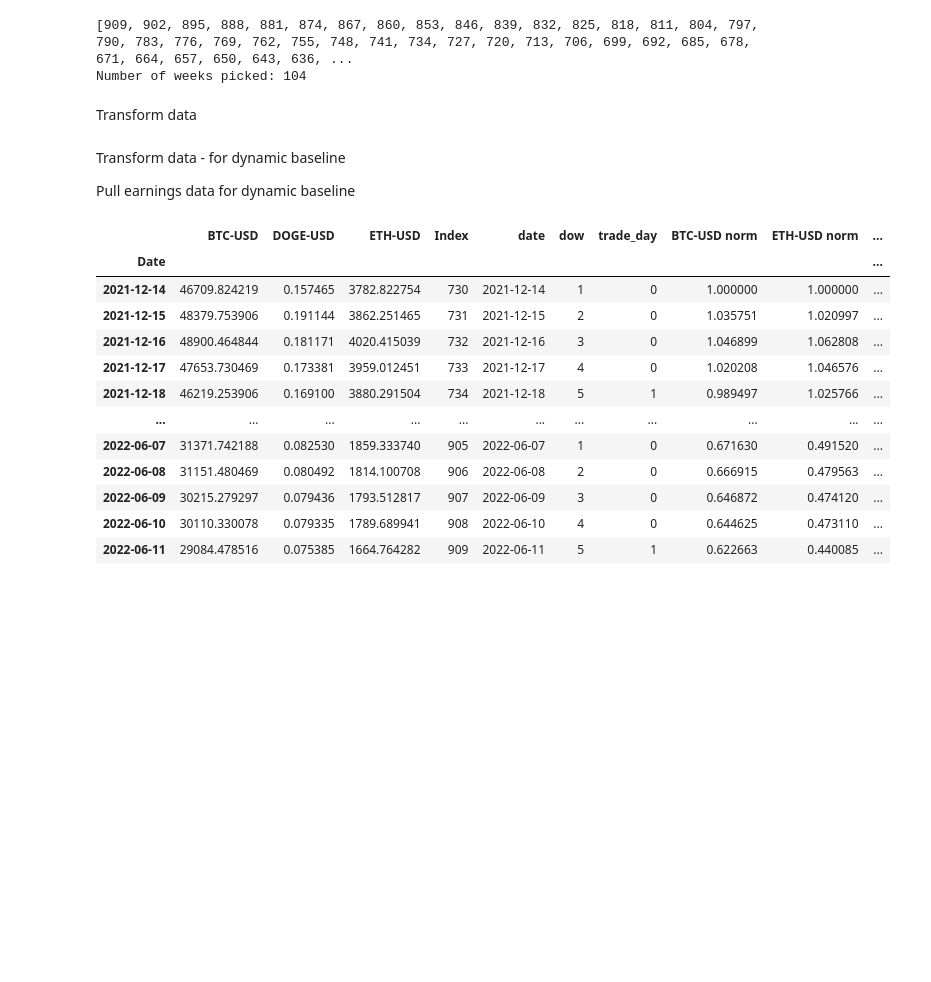
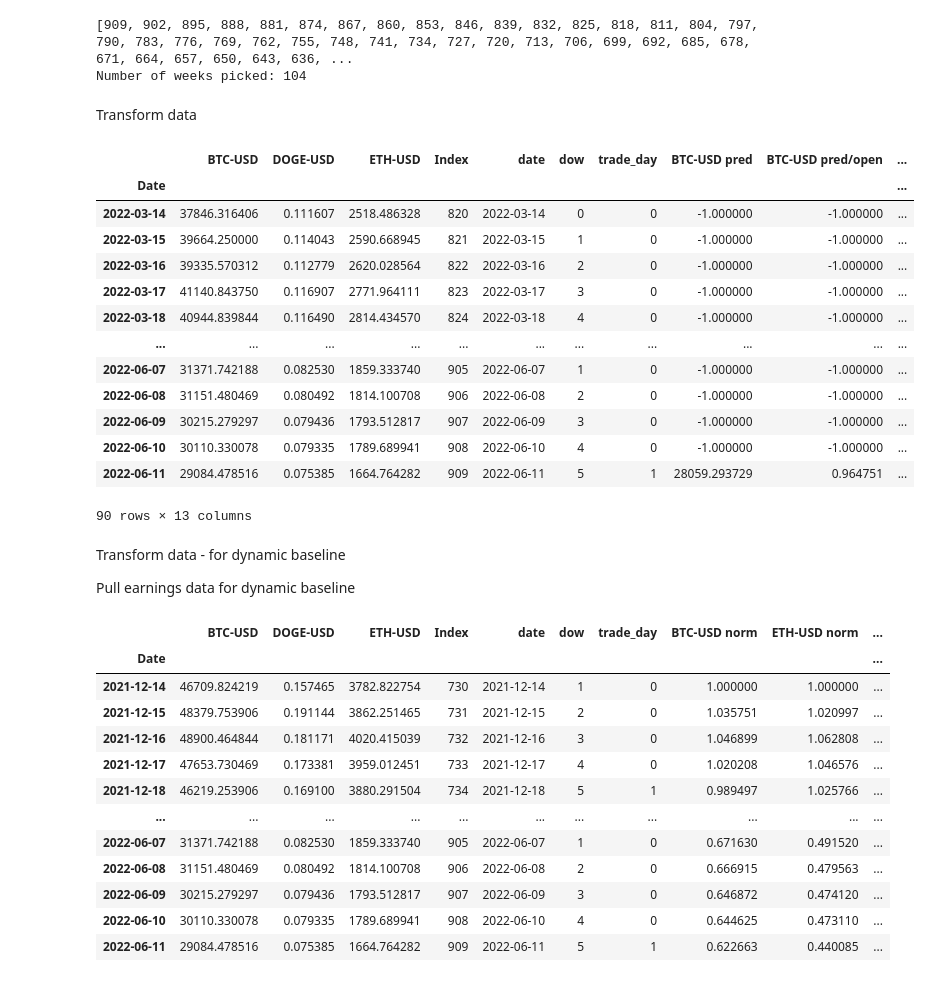
Before and after one commit to applewjr/Stock_Projects, a Jupyter notebook: pred_open.ipynb, the cells around one changed output. Cells and saved outputs as stored; diff of their text form; code cells hidden in the pictures; blank space fills up the shorter version.

```diff
--- a/pred_open.ipynb
+++ b/pred_open.ipynb
@@ -280,13 +284,12 @@ invest = float('inf')
 # %%
 # convert roll days into the proper number, with respect to stock/index vs crypto
-roll1 = {'month': 21, 'quarter': 65, '2_quarter': 130, 'year': 260}
-roll2 = {'month': 30, 'quarter': 90, '2_quarter': 180, 'year': 365}
-roll_dict = {'stock': roll1, 'index': roll1, 'crypto': roll2}
+
+roll_stock_index = {'month': 21, 'quarter': 65, '2_quarter': 130, 'year': 260}
+roll_crypto = {'month': 30, 'quarter': 90, '2_quarter': 180, 'year': 365}
+roll_dict = {'stock': roll_stock_index, 'index': roll_stock_index, 'crypto': roll_crypto}
 
 roll_days = roll_dict[trade_type][roll_days]
 baseline_roll_days = roll_dict[trade_type][baseline_roll_days]
 
-print(f'{trade_type = }')
-print(f'{roll_days = }')
-print(f'{baseline_roll_days = }')
+print(f'{trade_type = }, {roll_days = }, {baseline_roll_days = }')
 # %% [output]
@@ -484,13 +485,7 @@ else:
 No stock history issues seen
 # %%
 # establishing day of week, week number, trading day
-dow_dict = {'Monday': 0,
-    'Tuesday': 1,
-    'Wednesday': 2,
-    'Thursday': 3,
-    'Friday': 4,
-    'Saturday': 5,
-    'Sunday': 6}
+dow_dict = {'Monday': 0, 'Tuesday': 1, 'Wednesday': 2, 'Thursday': 3, 'Friday': 4, 'Saturday': 5, 'Sunday': 6}
 
 # convert 'Today' to actual listed day of the week
 if trade_dow == 'Today':
@@ -609,34 +604,49 @@ for i in range(invest_weeks):
 # create pred and pred/open list for each of the n dataframes
 # sub in -1 for all calc except the last row. Only the last row of each item in the dictionary will be used
 
 for j in stock_list:
     for e in range(len(dataframes)):
         nlist = []
         ylist = []
         y = dataframes['data' + str(e)][j]
 
         for i in range(1,len(dataframes['data0'])+1): # create pred
             if i == len(dataframes['data0']):
                 x = range(1,roll_days+1) # range must be 1-roll_days, not the auto implied 0-(roll_days-1)
                 m, b = np.polyfit(x, y, 1)
                 d = m*i+b
                 nlist.append(d)
             else:
                 nlist.append(-1) # Skip calculating every row except the last one. Only the last is used
 
         dataframes['data' + str(e)][j + ' pred'] = nlist
 
         for i in range(1,len(dataframes['data0'])+1): # create pred/open
             if i == len(dataframes['data0']):
                 d = (dataframes['data' + str(e)][j + ' pred'].iloc[i-1])/(dataframes['data' + str(e)][j].iloc[i-1])
                 ylist.append(d)
             else:
                 ylist.append(-1) # Skip calculating every row except the last one. Only the last is used
 
         dataframes['data' + str(e)][j + ' pred/open'] = ylist
 
-# dataframes['data0']
+dataframes['data0']
 # dataframes['data103']
+# %% [output]
+|  | BTC-USD | DOGE-USD | ETH-USD | Index | date | dow | trade_day | BTC-USD pred | BTC-USD pred/open | ... |
+| Date |  |  |  |  |  |  |  |  |  | ... |
+| 2022-03-14 | 37846.316406 | 0.111607 | 2518.486328 | 820 | 2022-03-14 | 0 | 0 | -1.000000 | -1.000000 | ... |
+| 2022-03-15 | 39664.250000 | 0.114043 | 2590.668945 | 821 | 2022-03-15 | 1 | 0 | -1.000000 | -1.000000 | ... |
+| 2022-03-16 | 39335.570312 | 0.112779 | 2620.028564 | 822 | 2022-03-16 | 2 | 0 | -1.000000 | -1.000000 | ... |
+| 2022-03-17 | 41140.843750 | 0.116907 | 2771.964111 | 823 | 2022-03-17 | 3 | 0 | -1.000000 | -1.000000 | ... |
+| 2022-03-18 | 40944.839844 | 0.116490 | 2814.434570 | 824 | 2022-03-18 | 4 | 0 | -1.000000 | -1.000000 | ... |
+| ... | ... | ... | ... | ... | ... | ... | ... | ... | ... | ... |
+| 2022-06-07 | 31371.742188 | 0.082530 | 1859.333740 | 905 | 2022-06-07 | 1 | 0 | -1.000000 | -1.000000 | ... |
+| 2022-06-08 | 31151.480469 | 0.080492 | 1814.100708 | 906 | 2022-06-08 | 2 | 0 | -1.000000 | -1.000000 | ... |
+| 2022-06-09 | 30215.279297 | 0.079436 | 1793.512817 | 907 | 2022-06-09 | 3 | 0 | -1.000000 | -1.000000 | ... |
+| 2022-06-10 | 30110.330078 | 0.079335 | 1789.689941 | 908 | 2022-06-10 | 4 | 0 | -1.000000 | -1.000000 | ... |
+| 2022-06-11 | 29084.478516 | 0.075385 | 1664.764282 | 909 | 2022-06-11 | 5 | 1 | 28059.293729 | 0.964751 | ... |
+90 rows × 13 columns
 # %%
 # pull the last 'open' and pred/open' from each dataframe in dataframes and make a new dataframe out of it
 # each row is the last open price in a given period and the final pred/open derived from the linear trendline
```
Also changed, not shown: parts of 5 cells of this notebook.
